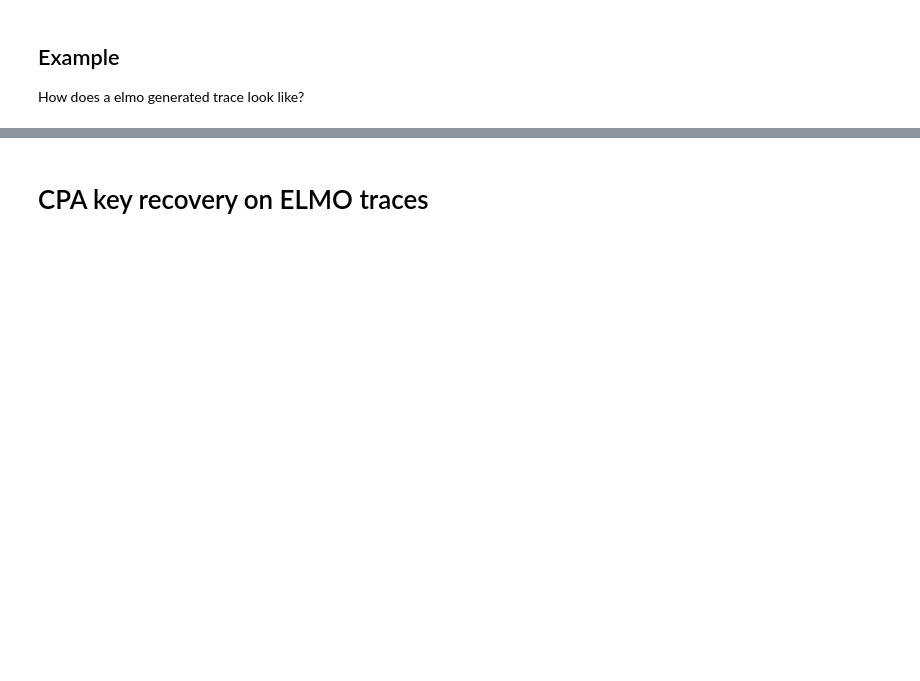
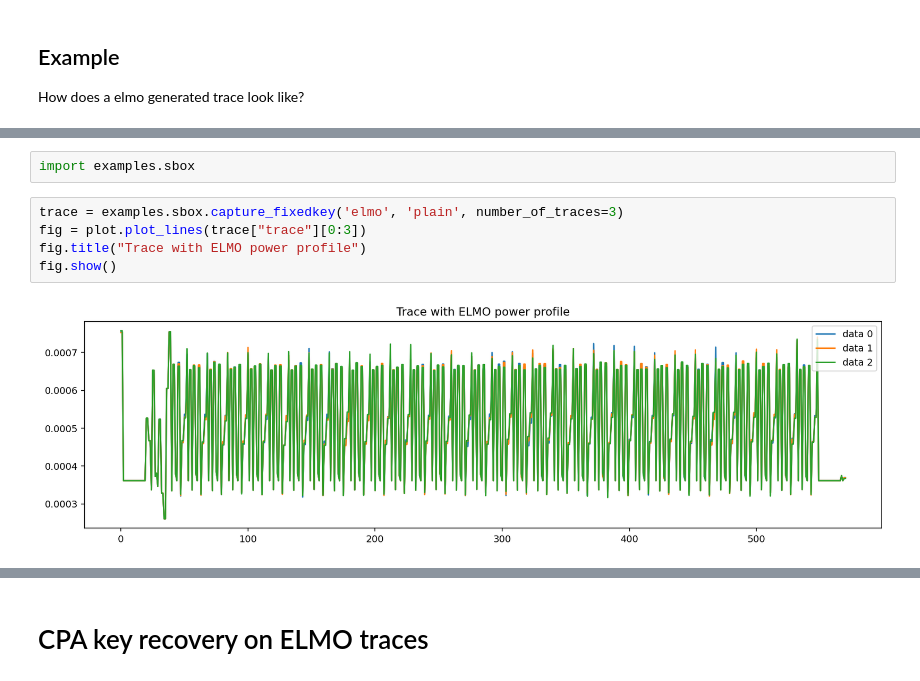
Before and after one commit to hackenbergstefan/securec-sidechannel-study, a Jupyter notebook: analyze/5_elmo.ipynb, the cells around one changed output, grey strips where cells are left out. Drawn from its saved outputs; the diff is of its cells as text; blank space fills up the shorter version.

```diff
--- a/analyze/5_elmo.ipynb
+++ b/analyze/5_elmo.ipynb
@@ -112,0 +100,9 @@ plt.plot()
+# %%
+import examples.sbox
+# %%
+trace = examples.sbox.capture_fixedkey('elmo', 'plain', number_of_traces=3)
+fig = plot.plot_lines(trace["trace"][0:3])
+fig.title("Trace with ELMO power profile")
+fig.show()
+# %% [output]
+[figure, added]
```
Also changed, not shown: parts of 14 cells of this notebook, 20 other files.
